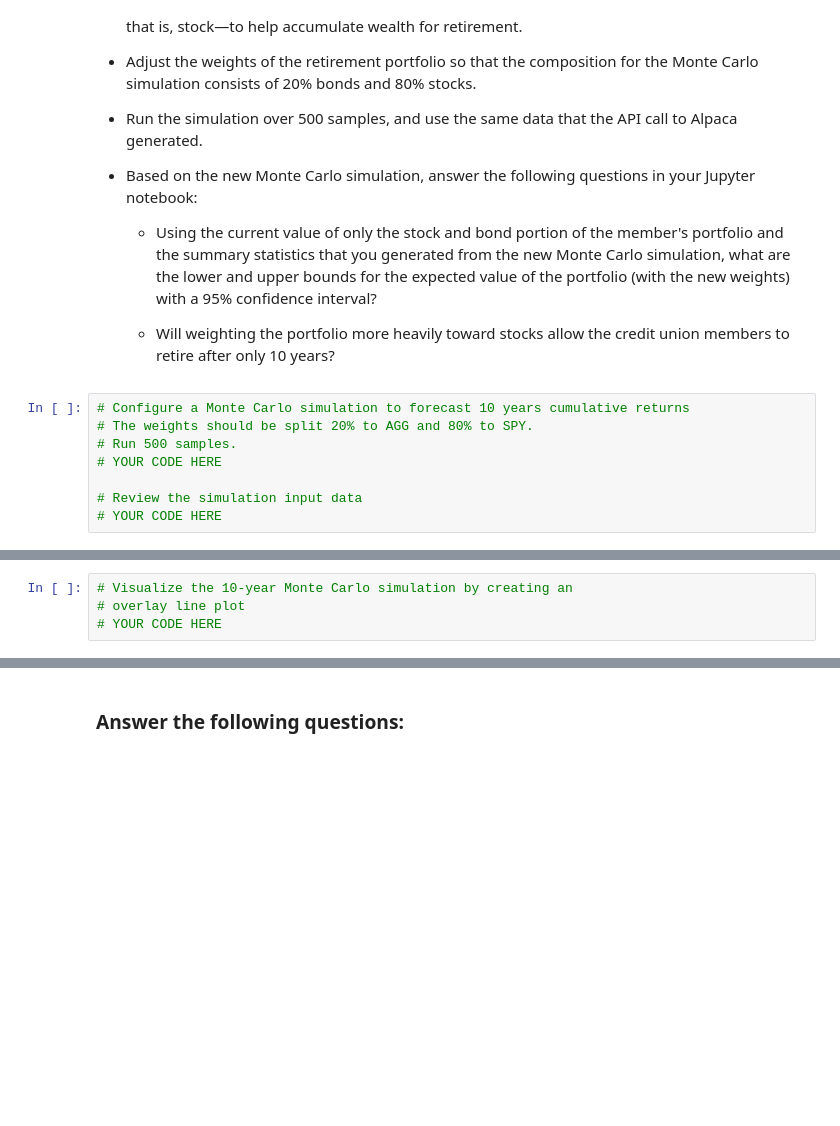
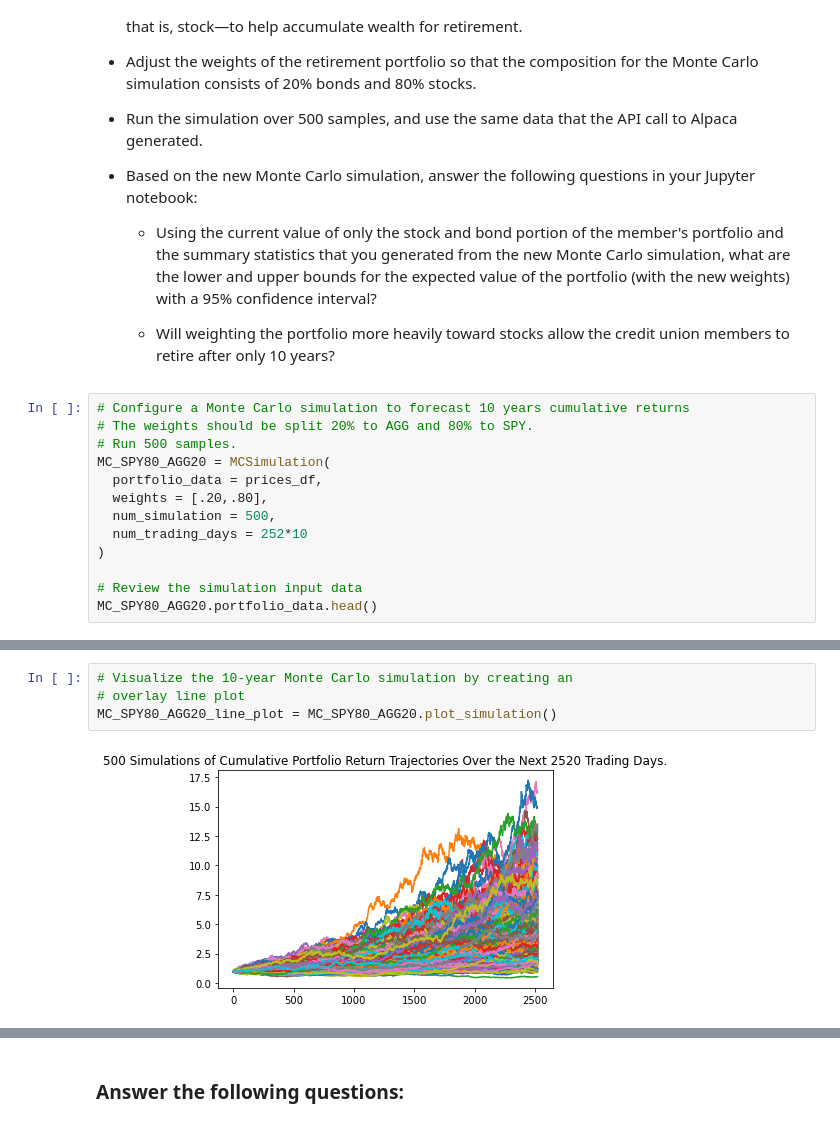
Before and after one commit to chdi2942/Financial_Planning_Tool, a Jupyter notebook: financial_planning_tools.ipynb, the cells around one changed output, grey strips where cells are left out. Drawn from its saved outputs; the diff is of its cells as text; blank space fills up the shorter version.

```diff
--- a/financial_planning_tools.ipynb
+++ b/financial_planning_tools.ipynb
@@ -511,7 +607,12 @@ For this new Monte Carlo simulation, do the following:
 # Configure a Monte Carlo simulation to forecast 10 years cumulative returns
 # The weights should be split 20% to AGG and 80% to SPY.
 # Run 500 samples.
-# YOUR CODE HERE
+MC_SPY80_AGG20 = MCSimulation(
+  portfolio_data = prices_df,
+  weights = [.20,.80],
+  num_simulation = 500,
+  num_trading_days = 252*10
+)
 
 # Review the simulation input data
-# YOUR CODE HERE
+MC_SPY80_AGG20.portfolio_data.head()
@@ -521,7 +673,9 @@ For this new Monte Carlo simulation, do the following:
 # %%
 # Visualize the 10-year Monte Carlo simulation by creating an
 # overlay line plot
-# YOUR CODE HERE
+MC_SPY80_AGG20_line_plot = MC_SPY80_AGG20.plot_simulation()
+# %% [output]
+[figure, added]
 # %%
 # Visualize the probability distribution of the 10-year Monte Carlo simulation
 # by plotting a histogram
```
Also changed, not shown: parts of 30 cells of this notebook.
